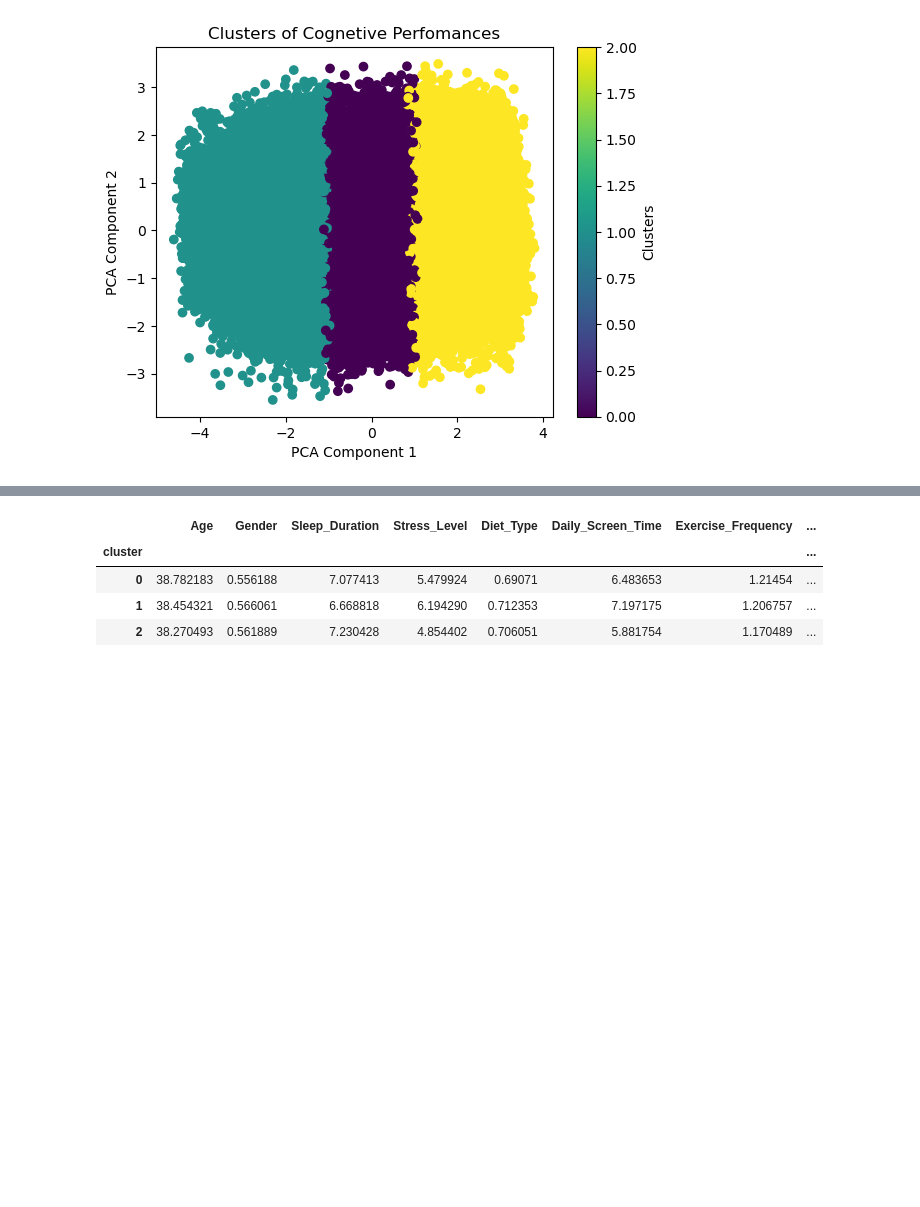
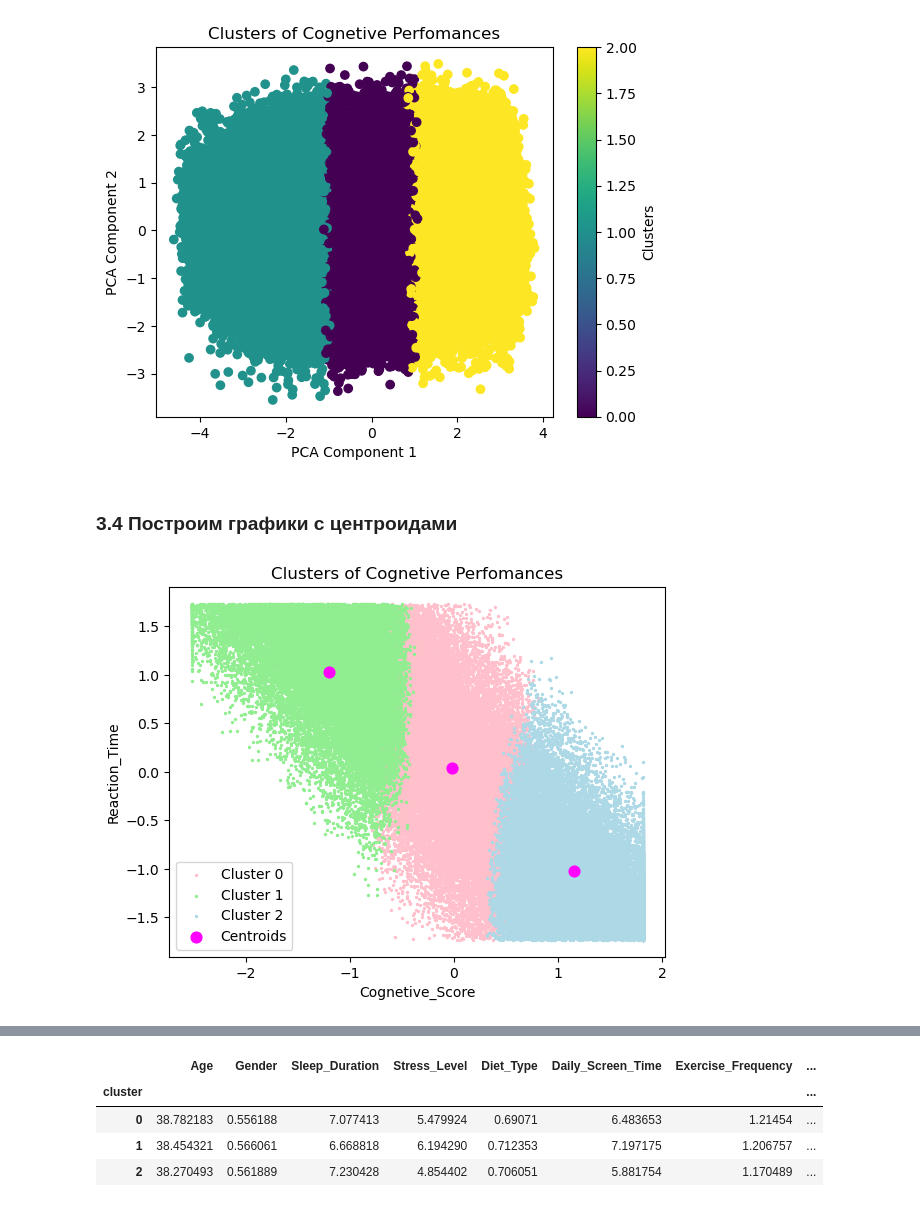
Before and after one commit to Victor-EZ/Machine-Learning, a Jupyter notebook: LR6/LR6.ipynb, the cells around one changed output, grey strips where cells are left out. Cells and saved outputs as stored; diff of their text form; code cells hidden in the pictures; blank space fills up the shorter version.

```diff
--- a/LR6/LR6.ipynb
+++ b/LR6/LR6.ipynb
@@ -240,3 +240,18 @@ plt.colorbar(label='Clusters')
 plt.show()
 # %% [output]
 [figure]
+# %% [markdown]
+### 3.4 Построим графики с центроидами
+# %%
+# данный график показывает, что когнетивные способности выше при меньшем времени реакции
+plt.scatter(X[clusters == 0, 10], X[clusters == 0, 8], s = 2, c = 'pink', label = 'Cluster 0')
+plt.scatter(X[clusters == 1, 10], X[clusters == 1, 8], s = 2, c = 'lightgreen', label = 'Cluster 1')
+plt.scatter(X[clusters == 2, 10], X[clusters == 2, 8], s = 2, c = 'lightblue', label = 'Cluster 2')
+plt.scatter(kmeans.cluster_centers_[:, 10], kmeans.cluster_centers_[0:, 8], s=60, c = 'magenta', label = 'Centroids')
+plt.title('Clusters of Cognetive Perfomances')
+plt.xlabel('Cognetive_Score')
+plt.ylabel('Reaction_Time')
+plt.legend()
+plt.show()
+# %% [output]
+[figure, added]
```
Also changed, not shown: parts of 3 cells of this notebook.
